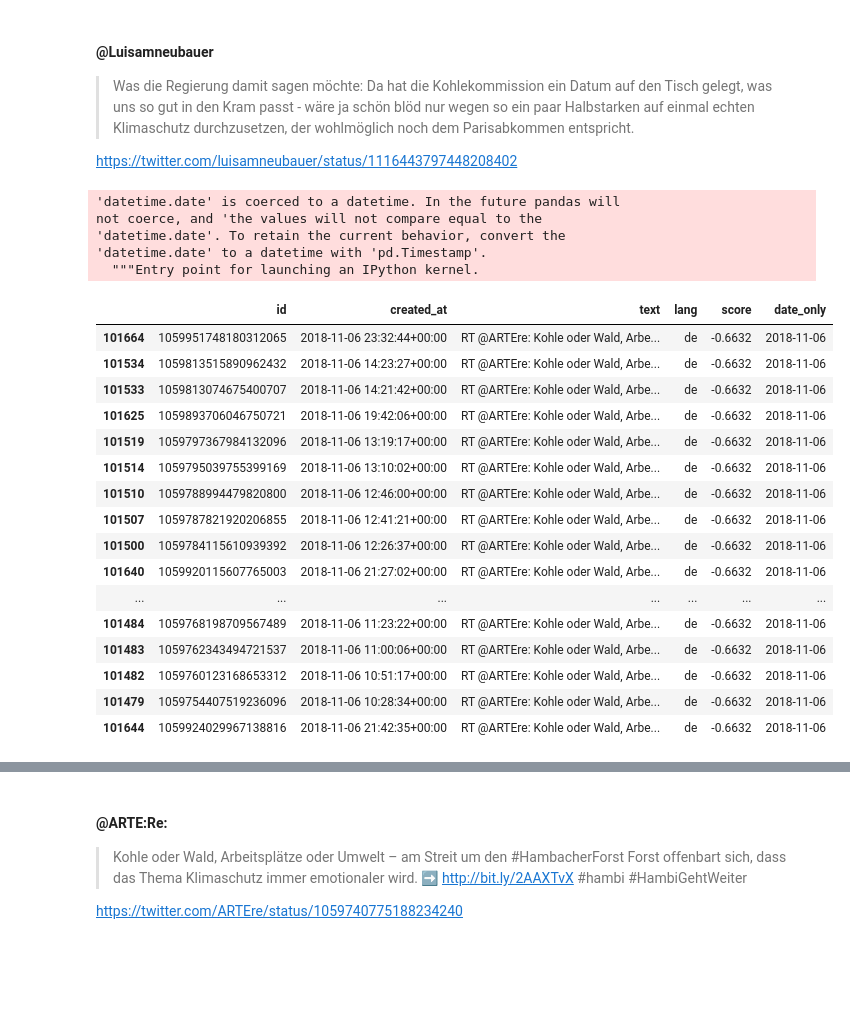
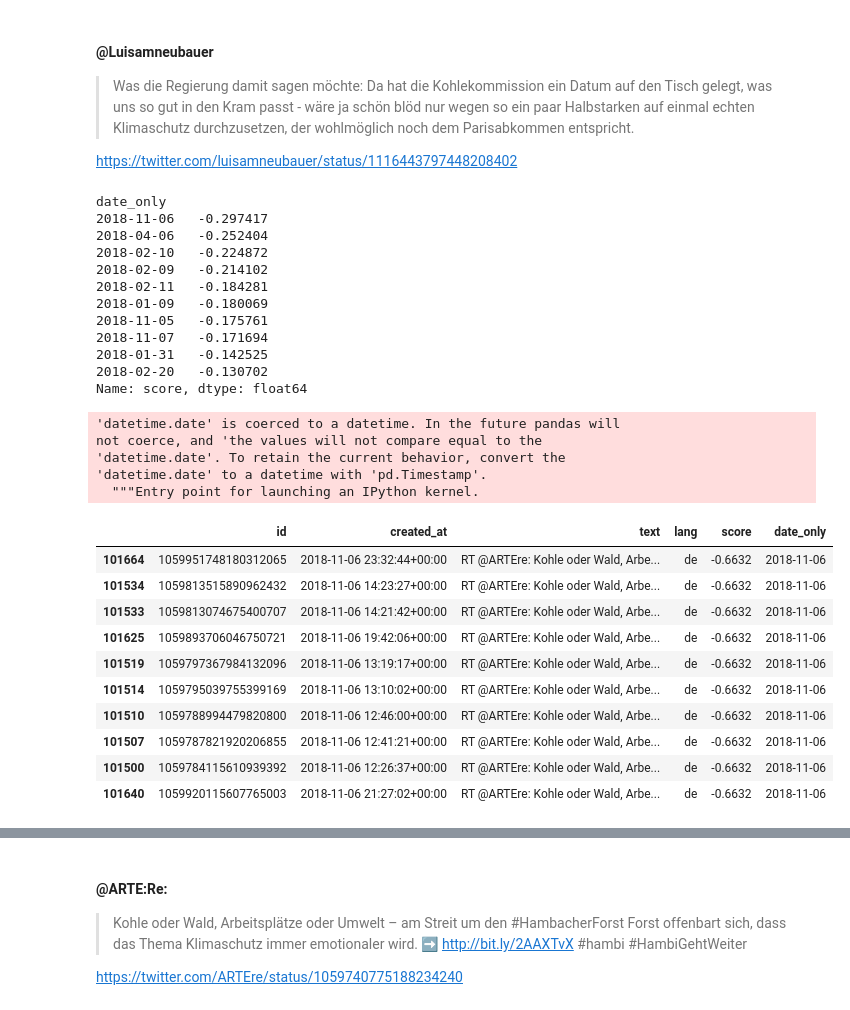
Before and after one commit to yuantinglee/twitter-discourse, a Jupyter notebook: analysis/sentiment_analysis_new.ipynb, the cells around one changed output, grey strips where cells are left out. Saved outputs shown, nothing was run; the diff lists cells and outputs as text; code cells hidden in the pictures; blank space fills up the shorter version.

```diff
--- a/analysis/sentiment_analysis_new.ipynb
+++ b/analysis/sentiment_analysis_new.ipynb
@@ -477,6 +765,21 @@ RT @Luisamneubauer: Was die Regierung damit sagen möchte: Da hat die Kohlekommi
 > Was die Regierung damit sagen möchte: Da hat die Kohlekommission ein Datum auf den Tisch gelegt, was uns so gut in den Kram passt - wäre ja schön blöd nur wegen so ein paar Halbstarken auf einmal echten Klimaschutz durchzusetzen, der wohlmöglich noch dem Parisabkommen entspricht.
 
 https://twitter.com/luisamneubauer/status/1116443797448208402
+# %%
+texts_de_daily[date_range].sort_values()[:10]
+# %% [output]
+date_only
+2018-11-06   -0.297417
+2018-04-06   -0.252404
+2018-02-10   -0.224872
+2018-02-09   -0.214102
+2018-02-11   -0.184281
+2018-01-09   -0.180069
+2018-11-05   -0.175761
+2018-11-07   -0.171694
+2018-01-31   -0.142525
+2018-02-20   -0.130702
+Name: score, dtype: float64
 # %%
 negative_day = texts_de['date_only'] == datetime.date(2018,11,6)
 negative_day_tweets = texts_de[negative_day]
@@ -487,22 +790,16 @@ not coerce, and 'the values will not compare equal to the
 'datetime.date' to a datetime with 'pd.Timestamp'.
   """Entry point for launching an IPython kernel.
 # %%
-negative_day_tweets.sort_values(by='score')[:20]
+negative_day_tweets.sort_values(by='score')[:10]
 # %% [output]
 |  | id | created_at | text | lang | score | date_only |
 | 101664 | 1059951748180312065 | 2018-11-06 23:32:44+00:00 | RT @ARTEre: Kohle oder Wald, Arbe... | de | -0.6632 | 2018-11-06 |
 | 101534 | 1059813515890962432 | 2018-11-06 14:23:27+00:00 | RT @ARTEre: Kohle oder Wald, Arbe... | de | -0.6632 | 2018-11-06 |
 | 101533 | 1059813074675400707 | 2018-11-06 14:21:42+00:00 | RT @ARTEre: Kohle oder Wald, Arbe... | de | -0.6632 | 2018-11-06 |
 | 101625 | 1059893706046750721 | 2018-11-06 19:42:06+00:00 | RT @ARTEre: Kohle oder Wald, Arbe... | de | -0.6632 | 2018-11-06 |
 | 101519 | 1059797367984132096 | 2018-11-06 13:19:17+00:00 | RT @ARTEre: Kohle oder Wald, Arbe... | de | -0.6632 | 2018-11-06 |
 | 101514 | 1059795039755399169 | 2018-11-06 13:10:02+00:00 | RT @ARTEre: Kohle oder Wald, Arbe... | de | -0.6632 | 2018-11-06 |
 | 101510 | 1059788994479820800 | 2018-11-06 12:46:00+00:00 | RT @ARTEre: Kohle oder Wald, Arbe... | de | -0.6632 | 2018-11-06 |
 | 101507 | 1059787821920206855 | 2018-11-06 12:41:21+00:00 | RT @ARTEre: Kohle oder Wald, Arbe... | de | -0.6632 | 2018-11-06 |
 | 101500 | 1059784115610939392 | 2018-11-06 12:26:37+00:00 | RT @ARTEre: Kohle oder Wald, Arbe... | de | -0.6632 | 2018-11-06 |
 | 101640 | 1059920115607765003 | 2018-11-06 21:27:02+00:00 | RT @ARTEre: Kohle oder Wald, Arbe... | de | -0.6632 | 2018-11-06 |
-| ... | ... | ... | ... | ... | ... | ... |
-| 101484 | 1059768198709567489 | 2018-11-06 11:23:22+00:00 | RT @ARTEre: Kohle oder Wald, Arbe... | de | -0.6632 | 2018-11-06 |
-| 101483 | 1059762343494721537 | 2018-11-06 11:00:06+00:00 | RT @ARTEre: Kohle oder Wald, Arbe... | de | -0.6632 | 2018-11-06 |
-| 101482 | 1059760123168653312 | 2018-11-06 10:51:17+00:00 | RT @ARTEre: Kohle oder Wald, Arbe... | de | -0.6632 | 2018-11-06 |
-| 101479 | 1059754407519236096 | 2018-11-06 10:28:34+00:00 | RT @ARTEre: Kohle oder Wald, Arbe... | de | -0.6632 | 2018-11-06 |
-| 101644 | 1059924029967138816 | 2018-11-06 21:42:35+00:00 | RT @ARTEre: Kohle oder Wald, Arbe... | de | -0.6632 | 2018-11-06 |
```
Also changed, not shown: parts of 47 cells of this notebook, 1 other file.
